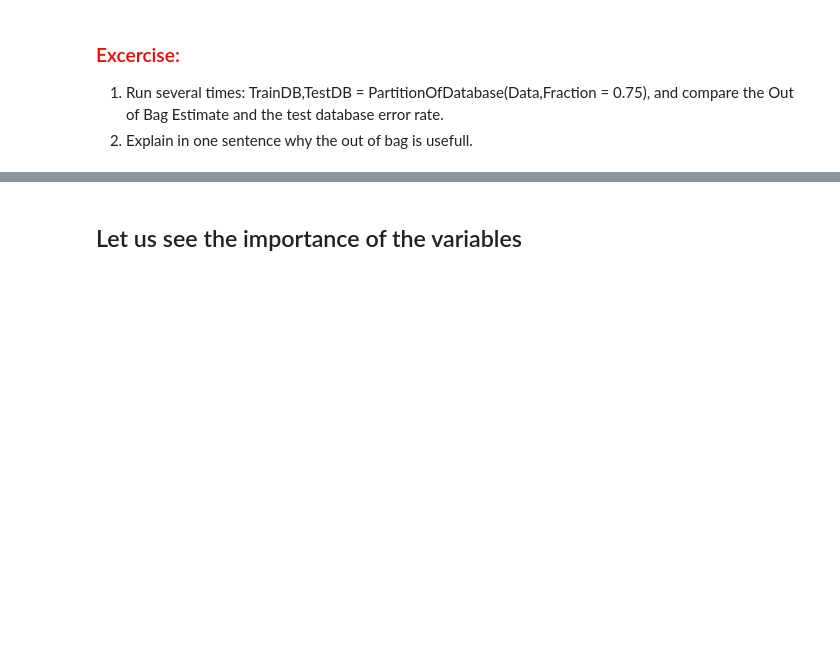
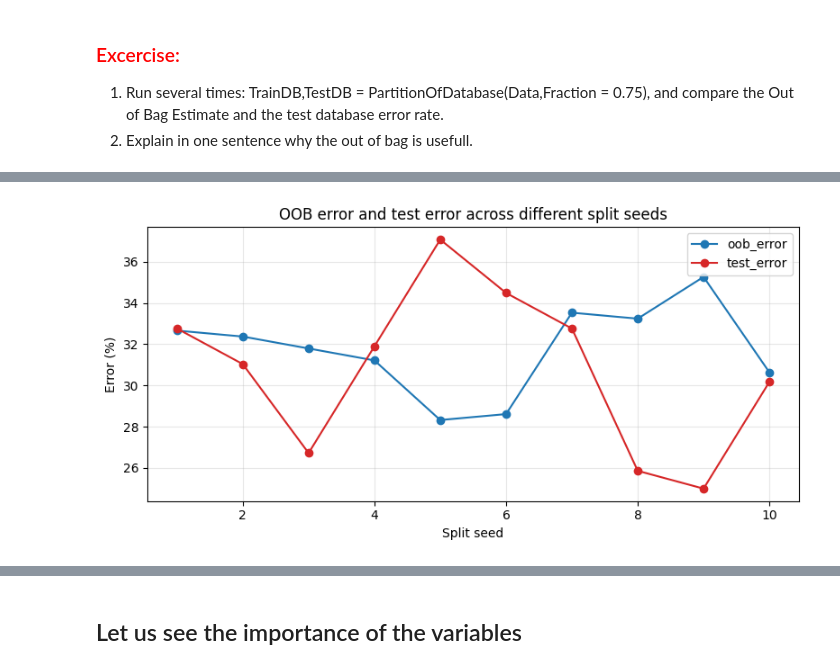
Before and after one commit to unworthyzeus/mlearn-lab, a Jupyter notebook: SeventhPractice/SeventhPractice.ipynb, the cells around one changed output, grey strips where cells are left out. Saved outputs shown, nothing was run; the diff lists cells and outputs as text; code cells hidden in the pictures; blank space fills up the shorter version.

```diff
--- a/SeventhPractice/SeventhPractice.ipynb
+++ b/SeventhPractice/SeventhPractice.ipynb
@@ -112,3 +112,96 @@ Test database error rate:        31.03 %
  ###  <font color='red'> Excercise: </font>
  1. Run several times: TrainDB,TestDB = PartitionOfDatabase(Data,Fraction = 0.75), and compare the Out of Bag Estimate and the test database error rate.
  2. Explain in one sentence why the out of bag is usefull.
+# %%
+def PartitionOfDatabaseWithSeed(Data, Fraction=0.75, Seed=None):
+    NumSamples, NumFeatures = Data.shape
+    Index = np.arange(NumSamples)
+    if Seed is None:
+        RandomIndex = np.random.permutation(Index)
+    else:
+        RandomIndex = np.random.default_rng(Seed).permutation(Index)
+    NumTrainElements = int(Fraction * NumSamples)
+    TrainIndex = RandomIndex[:NumTrainElements]
+    TestIndex = RandomIndex[NumTrainElements:]
+    TrainDB_seed = Data.iloc[TrainIndex]
+    TestDB_seed = Data.iloc[TestIndex]
+    return TrainDB_seed, TestDB_seed
+
+
+def evaluate_random_forest(TrainDB_eval, TestDB_eval, n_estimators=100, model_seed=None, class_weight=None):
+    X_train_eval = TrainDB_eval[InputFeatures]
+    y_train_eval = TrainDB_eval['chd']
+    X_test_eval = TestDB_eval[InputFeatures]
+    y_test_eval = TestDB_eval['chd']
+
+    model = RandomForestClassifier(
+        n_estimators=n_estimators,
+        max_features='sqrt',
+        oob_score=True,
+        n_jobs=4,
+        min_samples_split=2,
+        min_samples_leaf=1,
+        class_weight=class_weight,
+        random_state=model_seed
+    )
+    model.fit(X_train_eval, y_train_eval)
+    y_pred_eval = model.predict(X_test_eval)
+    cm_eval = confusion_matrix(y_test_eval, y_pred_eval, labels=[0, 1])
+    tn, fp, fn, tp = cm_eval.ravel()
+    accuracy_eval = accuracy_score(y_test_eval, y_pred_eval)
+    sensitivity = tp / (tp + fn) if (tp + fn) > 0 else np.nan
+    specificity = tn / (tn + fp) if (tn + fp) > 0 else np.nan
+
+    metrics = {
+        'oob_error': 1 - model.oob_score_,
+        'test_error': 1 - accuracy_eval,
+        'test_accuracy': accuracy_eval,
+        'false_negatives': fn,
+        'true_positives': tp,
+        'false_positives': fp,
+        'true_negatives': tn,
+        'sensitivity': sensitivity,
+        'specificity': specificity
+    }
+    return model, metrics
+
+split_seed_results = []
+for split_seed in range(1, 11):
+    TrainDB_seed, TestDB_seed = PartitionOfDatabaseWithSeed(Data, Fraction=0.75, Seed=split_seed)
+    _, metrics = evaluate_random_forest(
+        TrainDB_seed,
+        TestDB_seed,
+        n_estimators=100,
+        model_seed=split_seed
+    )
+    split_seed_results.append({'split_seed': split_seed, **metrics})
+
+seed_results = pd.DataFrame(split_seed_results)
+seed_results_display = seed_results.copy()
+for col in ['oob_error', 'test_error', 'test_accuracy', 'sensitivity', 'specificity']:
+    seed_results_display[col] = 100 * seed_results_display[col]
+
+print('Comparison across different train/test split seeds')
+display(seed_results_display[[
+    'split_seed', 'oob_error', 'test_error', 'test_accuracy',
+    'false_negatives', 'true_positives', 'sensitivity'
+]].round(2))
+
+seed_summary = seed_results[['oob_error', 'test_error', 'test_accuracy', 'sensitivity']].agg(['mean', 'std', 'min', 'max'])
+print('Summary of seed variability (%)')
+display((100 * seed_summary).round(2))
+
+ax = seed_results_display.plot(
+    x='split_seed',
+    y=['oob_error', 'test_error'],
+    marker='o',
+    figsize=(8, 4),
+    color=['#1f77b4', '#d62728']
+)
+ax.set_title('OOB error and test error across different split seeds')
+ax.set_xlabel('Split seed')
+ax.set_ylabel('Error (%)')
+ax.grid(True, alpha=0.3)
+plt.tight_layout()
+plt.show()
+# %% [output]
@@ -114,0 +226 @@ Test database error rate:        31.03 %
+[figure, added]
```
Also changed, not shown: parts of 20 cells of this notebook, 2 other files.
